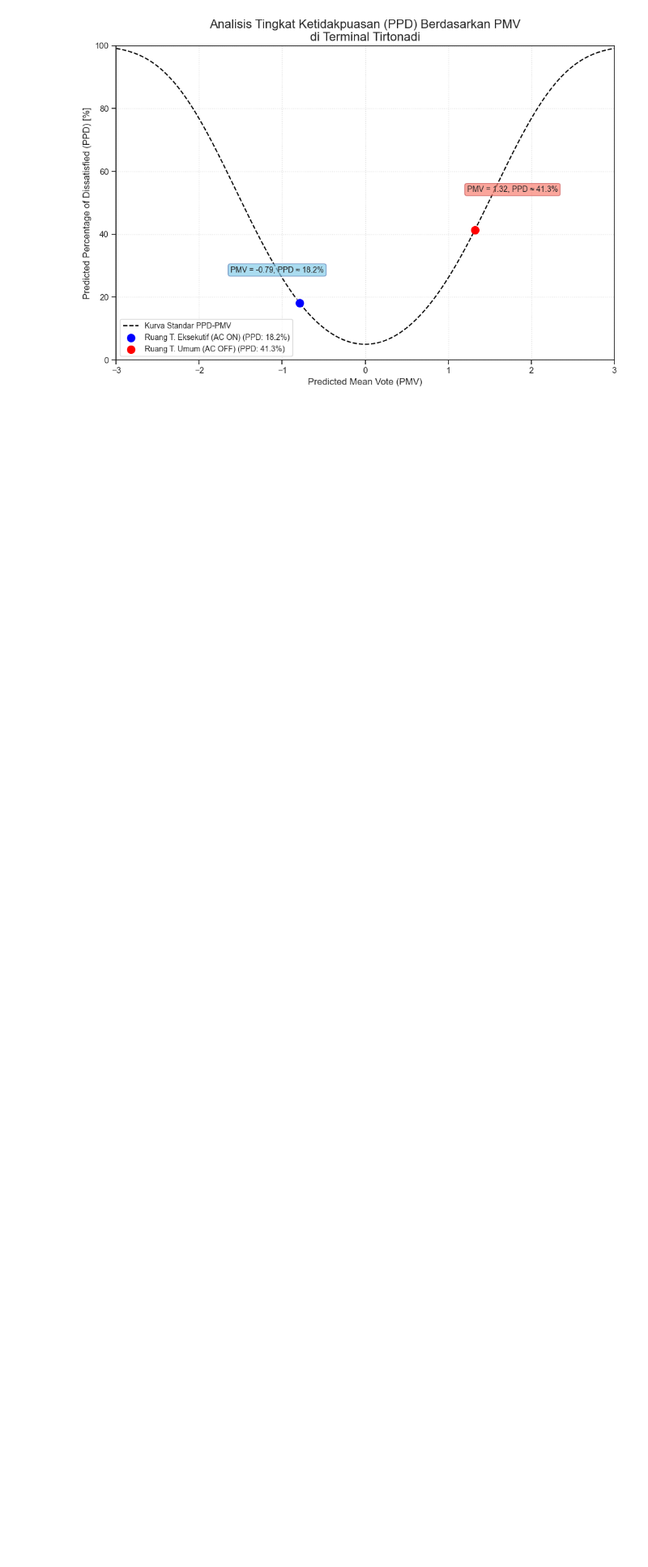
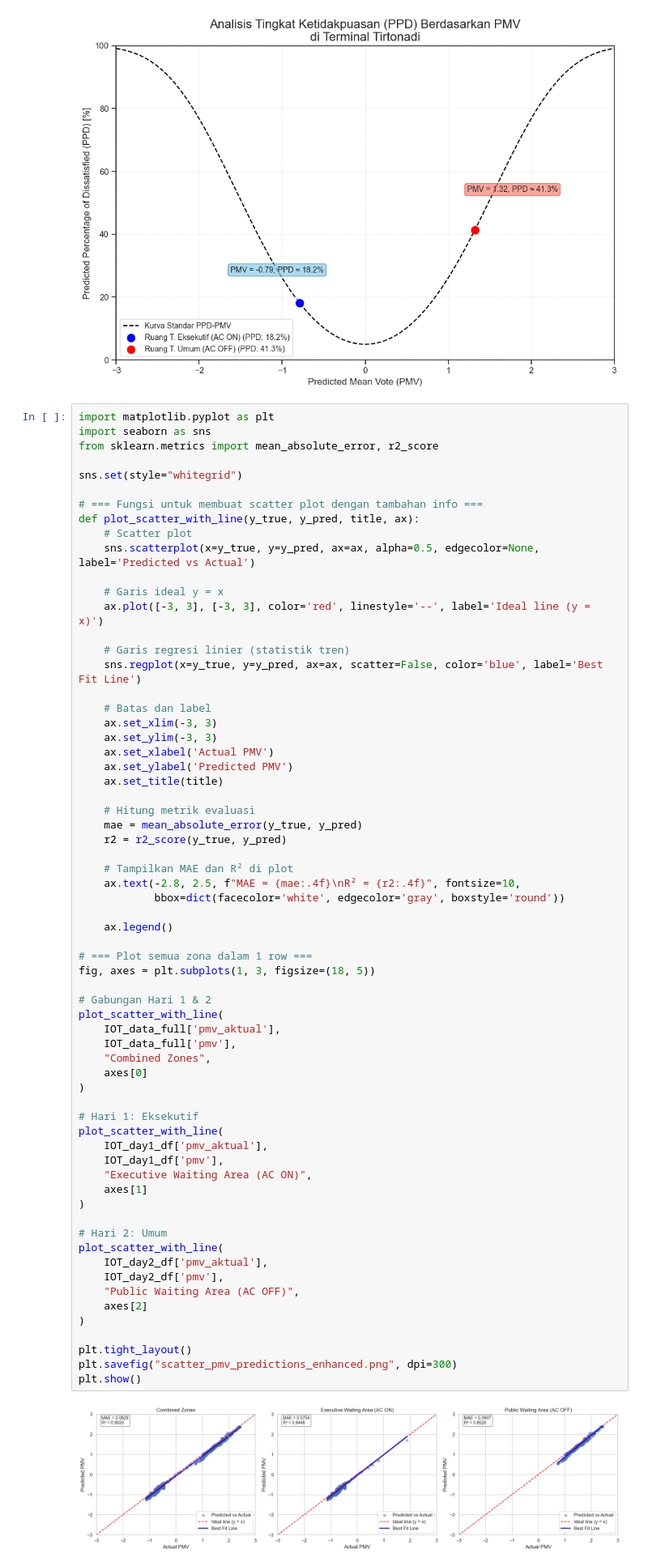
Before and after one commit to andinelinggap/ML-Thermal_Comfort, a Jupyter notebook: perbandingan_pmv.ipynb, the cells around one changed output. Shown at 81% size. Saved outputs shown, nothing was run; the diff lists cells and outputs as text; blank space fills up the shorter version.

```diff
--- a/perbandingan_pmv.ipynb
+++ b/perbandingan_pmv.ipynb
@@ -181,3 +181,70 @@ plt.tight_layout()
 plt.show()
 # %% [output]
 [figure]
+# %%
+import matplotlib.pyplot as plt
+import seaborn as sns
+from sklearn.metrics import mean_absolute_error, r2_score
+
+sns.set(style="whitegrid")
+
+# === Fungsi untuk membuat scatter plot dengan tambahan info ===
+def plot_scatter_with_line(y_true, y_pred, title, ax):
+    # Scatter plot
+    sns.scatterplot(x=y_true, y=y_pred, ax=ax, alpha=0.5, edgecolor=None, label='Predicted vs Actual')
+
+    # Garis ideal y = x
+    ax.plot([-3, 3], [-3, 3], color='red', linestyle='--', label='Ideal line (y = x)')
+
+    # Garis regresi linier (statistik tren)
+    sns.regplot(x=y_true, y=y_pred, ax=ax, scatter=False, color='blue', label='Best Fit Line')
+
+    # Batas dan label
+    ax.set_xlim(-3, 3)
+    ax.set_ylim(-3, 3)
+    ax.set_xlabel('Actual PMV')
+    ax.set_ylabel('Predicted PMV')
+    ax.set_title(title)
+
+    # Hitung metrik evaluasi
+    mae = mean_absolute_error(y_true, y_pred)
+    r2 = r2_score(y_true, y_pred)
+
+    # Tampilkan MAE dan R² di plot
+    ax.text(-2.8, 2.5, f"MAE = {mae:.4f}\nR² = {r2:.4f}", fontsize=10,
+            bbox=dict(facecolor='white', edgecolor='gray', boxstyle='round'))
+
+    ax.legend()
+
+# === Plot semua zona dalam 1 row ===
+fig, axes = plt.subplots(1, 3, figsize=(18, 5))
+
+# Gabungan Hari 1 & 2
+plot_scatter_with_line(
+    IOT_data_full['pmv_aktual'],
+    IOT_data_full['pmv'],
+    "Combined Zones",
+    axes[0]
+)
+
+# Hari 1: Eksekutif
+plot_scatter_with_line(
+    IOT_day1_df['pmv_aktual'],
+    IOT_day1_df['pmv'],
+    "Executive Waiting Area (AC ON)",
+    axes[1]
+)
+
+# Hari 2: Umum
+plot_scatter_with_line(
+    IOT_day2_df['pmv_aktual'],
+    IOT_day2_df['pmv'],
+    "Public Waiting Area (AC OFF)",
+    axes[2]
+)
+
+plt.tight_layout()
+plt.savefig("scatter_pmv_predictions_enhanced.png", dpi=300)
+plt.show()
+# %% [output]
+[figure, added]
```
Also changed, not shown: 1 other file.
